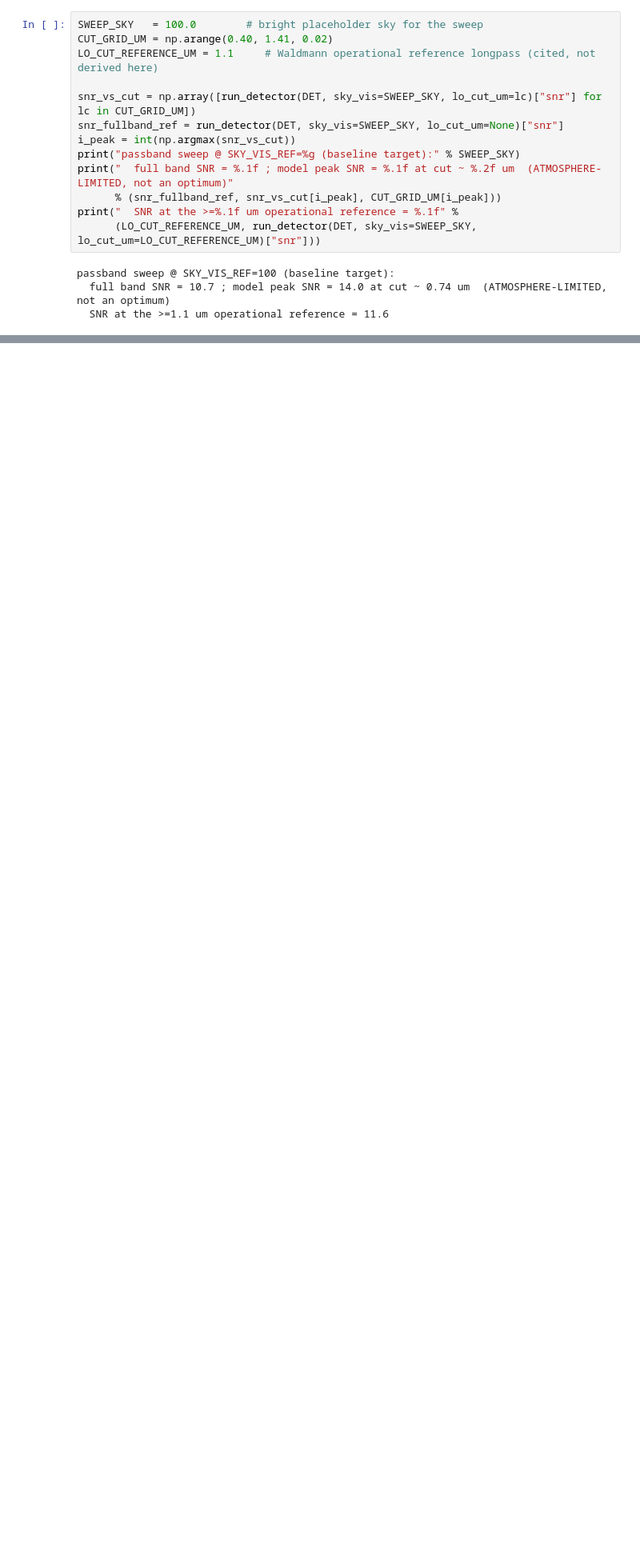
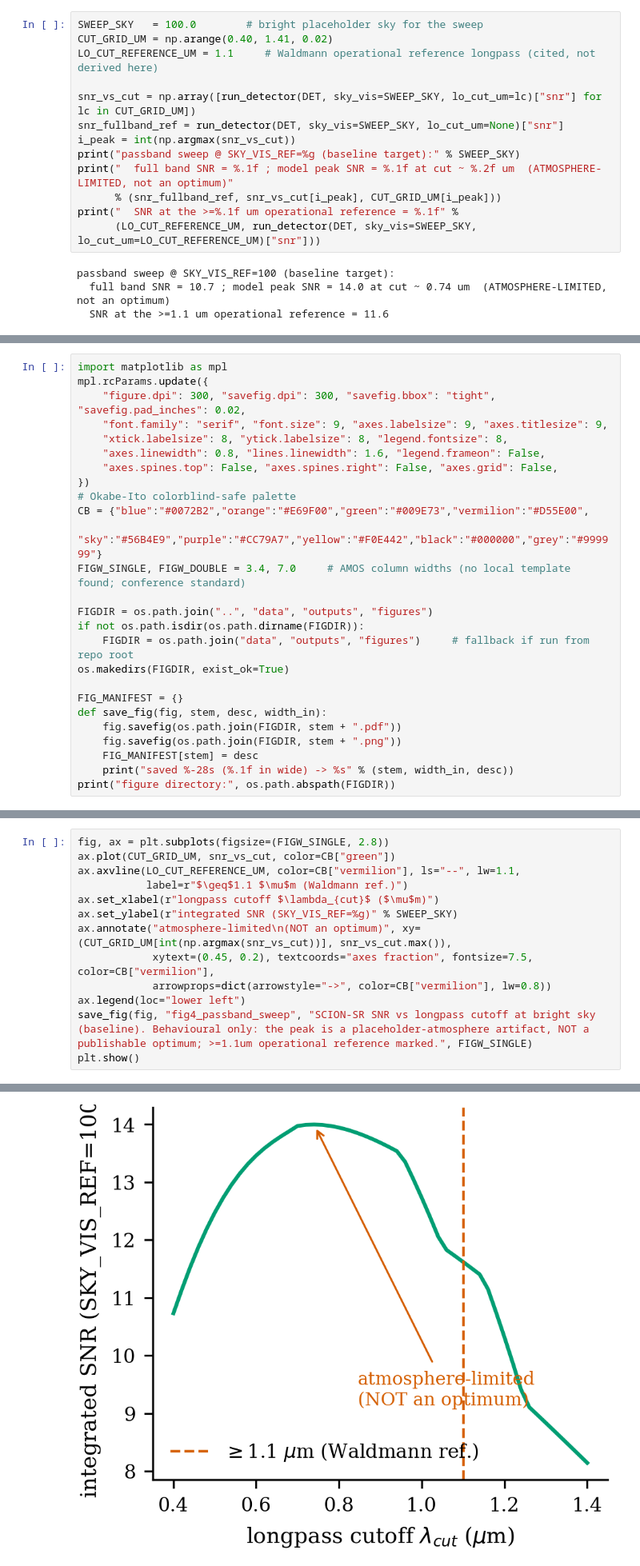
Before and after one commit to KevinKearney/SatSim, a Jupyter notebook: notebooks/radiometric_detector_comparison.ipynb, the cells around one changed output, grey strips where cells are left out. Shown at 80% size. Drawn from its saved outputs; the diff is of its cells as text; blank space fills up the shorter version.

```diff
--- a/notebooks/radiometric_detector_comparison.ipynb
+++ b/notebooks/radiometric_detector_comparison.ipynb
@@ -664,0 +672,26 @@ passband sweep @ SKY_VIS_REF=100 (baseline target):
+# %%
+import matplotlib as mpl
+mpl.rcParams.update({
+    "figure.dpi": 300, "savefig.dpi": 300, "savefig.bbox": "tight", "savefig.pad_inches": 0.02,
+    "font.family": "serif", "font.size": 9, "axes.labelsize": 9, "axes.titlesize": 9,
+    "xtick.labelsize": 8, "ytick.labelsize": 8, "legend.fontsize": 8,
+    "axes.linewidth": 0.8, "lines.linewidth": 1.6, "legend.frameon": False,
+    "axes.spines.top": False, "axes.spines.right": False, "axes.grid": False,
+})
+# Okabe-Ito colorblind-safe palette
+CB = {"blue":"#0072B2","orange":"#E69F00","green":"#009E73","vermilion":"#D55E00",
+      "sky":"#56B4E9","purple":"#CC79A7","yellow":"#F0E442","black":"#000000","grey":"#999999"}
+FIGW_SINGLE, FIGW_DOUBLE = 3.4, 7.0     # AMOS column widths (no local template found; conference standard)
+
+FIGDIR = os.path.join("..", "data", "outputs", "figures")
+if not os.path.isdir(os.path.dirname(FIGDIR)):
+    FIGDIR = os.path.join("data", "outputs", "figures")     # fallback if run from repo root
+os.makedirs(FIGDIR, exist_ok=True)
+
+FIG_MANIFEST = {}
+def save_fig(fig, stem, desc, width_in):
+    fig.savefig(os.path.join(FIGDIR, stem + ".pdf"))
+    fig.savefig(os.path.join(FIGDIR, stem + ".png"))
+    FIG_MANIFEST[stem] = desc
+    print("saved %-28s (%.1f in wide) -> %s" % (stem, width_in, desc))
+print("figure directory:", os.path.abspath(FIGDIR))
@@ -664,0 +775,14 @@ passband sweep @ SKY_VIS_REF=100 (baseline target):
+# %%
+fig, ax = plt.subplots(figsize=(FIGW_SINGLE, 2.8))
+ax.plot(CUT_GRID_UM, snr_vs_cut, color=CB["green"])
+ax.axvline(LO_CUT_REFERENCE_UM, color=CB["vermilion"], ls="--", lw=1.1,
+           label=r"$\geq$1.1 $\mu$m (Waldmann ref.)")
+ax.set_xlabel(r"longpass cutoff $\lambda_{cut}$ ($\mu$m)")
+ax.set_ylabel(r"integrated SNR (SKY_VIS_REF=%g)" % SWEEP_SKY)
+ax.annotate("atmosphere-limited\n(NOT an optimum)", xy=(CUT_GRID_UM[int(np.argmax(snr_vs_cut))], snr_vs_cut.max()),
+            xytext=(0.45, 0.2), textcoords="axes fraction", fontsize=7.5, color=CB["vermilion"],
+            arrowprops=dict(arrowstyle="->", color=CB["vermilion"], lw=0.8))
+ax.legend(loc="lower left")
+save_fig(fig, "fig4_passband_sweep", "SCION-SR SNR vs longpass cutoff at bright sky (baseline). Behavioural only: the peak is a placeholder-atmosphere artifact, NOT a publishable optimum; >=1.1um operational reference marked.", FIGW_SINGLE)
+plt.show()
+# %% [output]
@@ -664,0 +790 @@ passband sweep @ SKY_VIS_REF=100 (baseline target):
+[figure, added]
```
Also changed, not shown: parts of 12 cells of this notebook, 10 other files.
